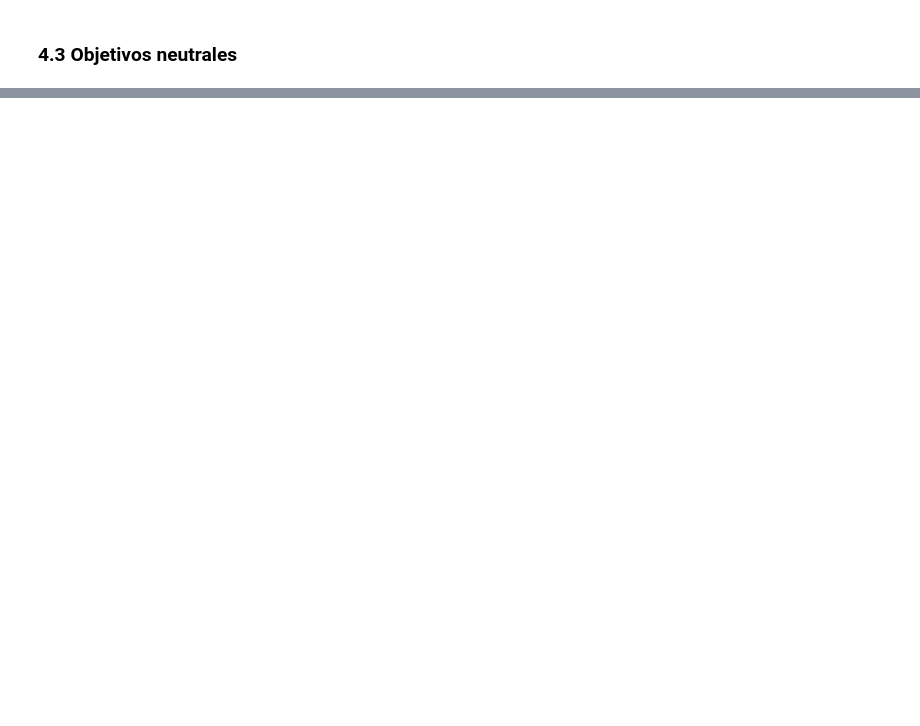
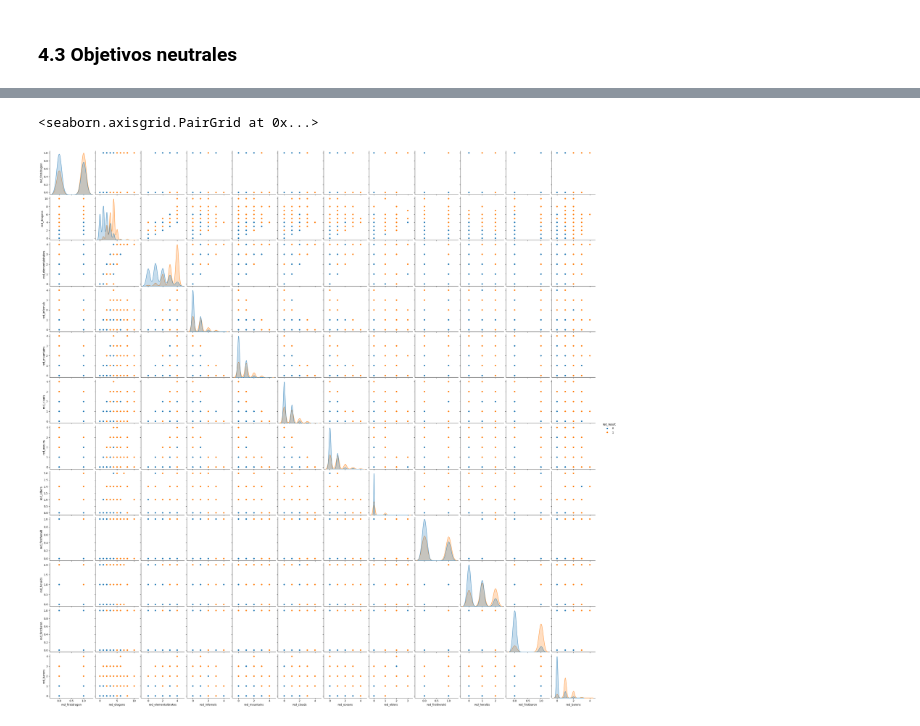
Before and after one commit to CamiloAPB/EDA_DS, a Jupyter notebook: Src/Notebooks/Exploracion_inicial.ipynb, the cells around one changed output, grey strips where cells are left out. Cells and saved outputs as stored; diff of their text form; code cells hidden in the pictures; blank space fills up the shorter version.

```diff
--- a/Src/Notebooks/Exploracion_inicial.ipynb
+++ b/Src/Notebooks/Exploracion_inicial.ipynb
@@ -695,0 +748,4 @@ sns.pairplot(df_catplot, hue="blue_result")
+# %%
+red_neutrals = df_graf[blue_neutrals.columns.str.replace("blue", "red")]
+red_neutrals["red_result"] = df_graf["red_result"]
+red_neutrals
@@ -695,0 +771,5 @@ sns.pairplot(df_catplot, hue="blue_result")
+# %%
+sns.pairplot(red_neutrals, hue="red_result")
+# %% [output]
+<seaborn.axisgrid.PairGrid at 0x...>
+[figure, added]
```
Also changed, not shown: parts of 6 cells of this notebook.
